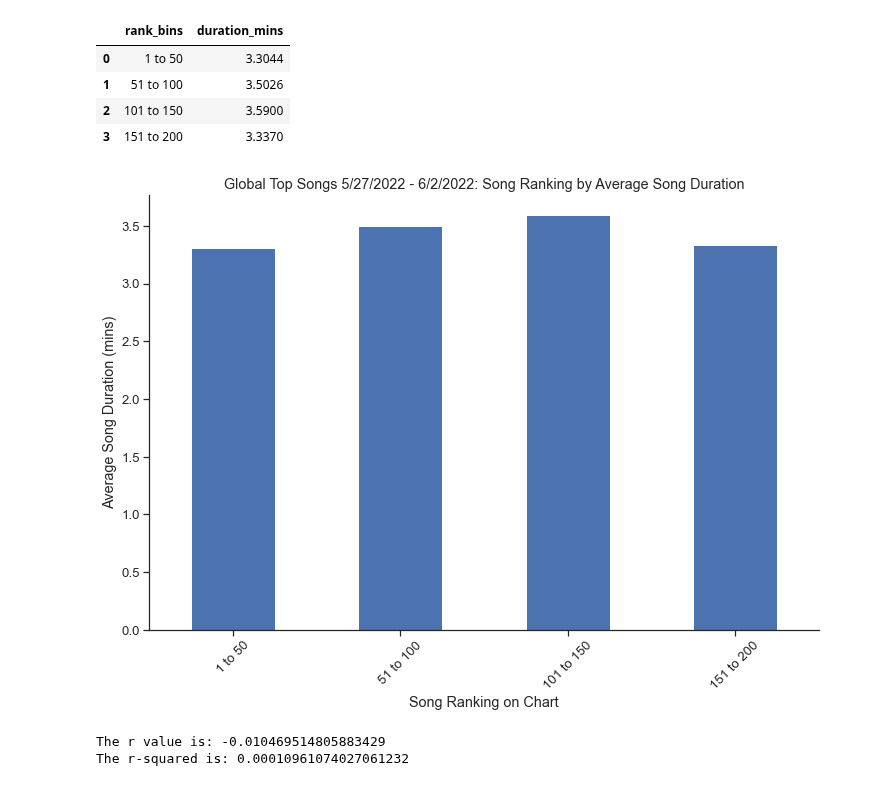
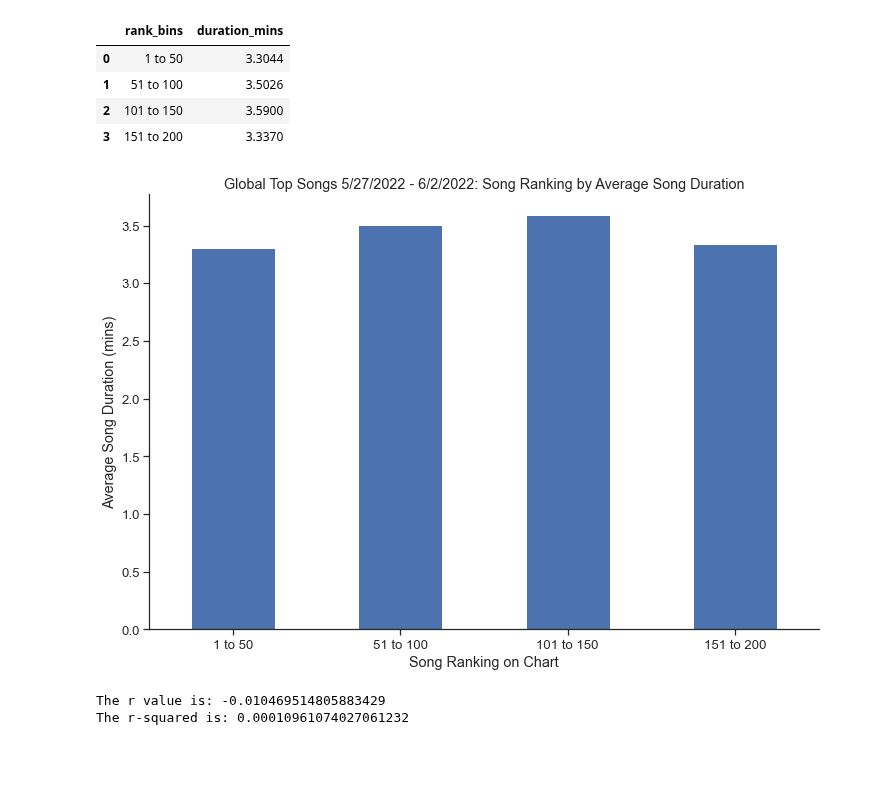
Before and after one commit to mbruns13/project_1_spotify, a Jupyter notebook: song_duration.ipynb, the cells around one changed output. Drawn from its saved outputs; the diff is of its cells as text; code cells hidden in the pictures; blank space fills up the shorter version.

```diff
--- a/song_duration.ipynb
+++ b/song_duration.ipynb
@@ -327,13 +327,13 @@ avg_duration_rank_df
 | 2 | 101 to 150 | 3.5900 |
 | 3 | 151 to 200 | 3.3370 |
 # %%
-bins_fig = avg_duration_rank_df.plot(x='rank_bins', y='duration_mins', kind="bar", title="Global Top Songs 5/27/2022 - 6/2/2022: Song Ranking by Average Song Duration", rot=45, legend=None)
+bins_fig = avg_duration_rank_df.plot(x='rank_bins', y='duration_mins', kind="bar", title="Global Top Songs 5/27/2022 - 6/2/2022: Song Ranking by Average Song Duration", rot=0, legend=None)
 plt.xlabel("Song Ranking on Chart")
 plt.ylabel("Average Song Duration (mins)")
 plt.savefig("images/ranking_avg_duration.png",bbox_inches='tight')
 plt.show()
 # %% [output]
-[figure, old version]
+[figure, new version]
 # %%
 xvalues =full_track_data["duration_mins"]
 yvalues = full_track_data["streams"]
```
Also changed, not shown: parts of 2 cells of this notebook, 2 other files.
